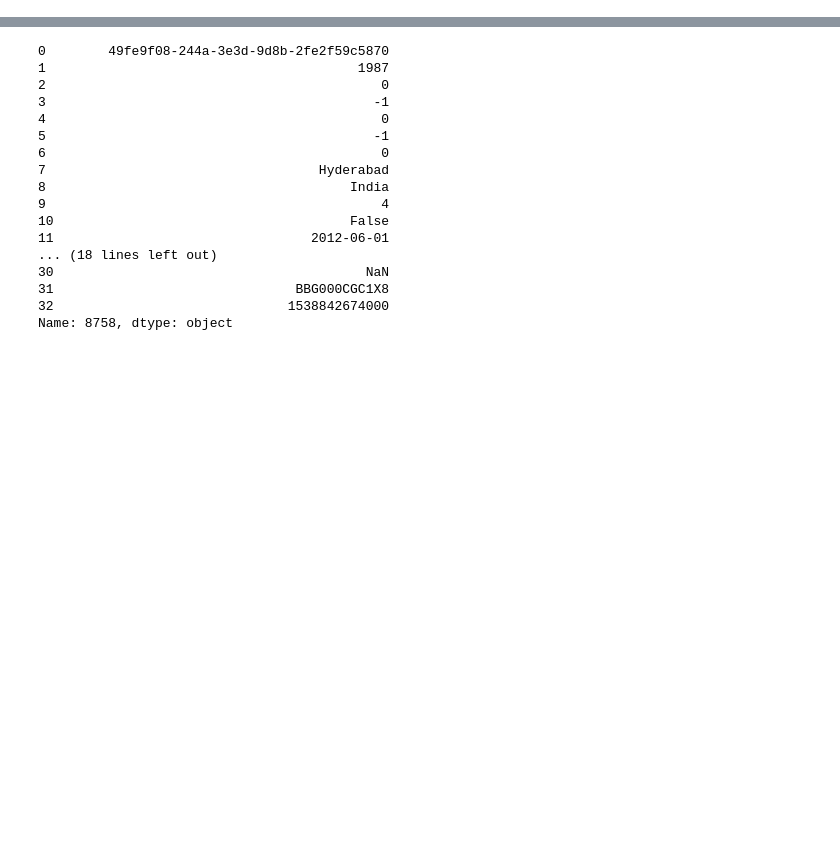
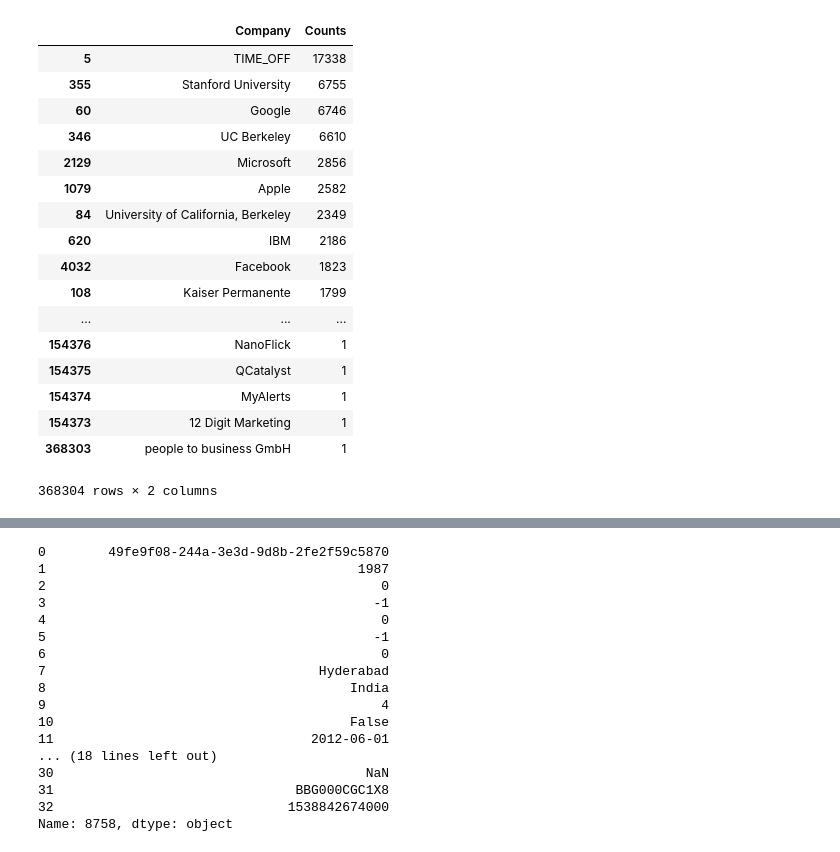
Before and after one commit to hodsonjames/employment, a Jupyter notebook: skill_evolution.ipynb, the cells around one changed output, grey strips where cells are left out. Drawn from its saved outputs; the diff is of its cells as text; code cells hidden in the pictures; blank space fills up the shorter version.

```diff
--- a/skill_evolution.ipynb
+++ b/skill_evolution.ipynb
@@ -59,0 +182,31 @@ df
+# %%
+company_counts = {}
+for idx, person in profiles.items():
+    company = person.attributes['company']
+    for c in company:
+        if c in company_counts:
+            company_counts[c] += 1
+        else:
+            company_counts[c] = 1
+d = {'Company': list(company_counts.keys()), 'Counts': list(company_counts.values())}
+company_counts = pd.DataFrame(d)
+company_counts.sort_values(by=['Counts'], ascending=False)
+# %% [output]
+|  | Company | Counts |
+| 5 | TIME_OFF | 17338 |
+| 355 | Stanford University | 6755 |
+| 60 | Google | 6746 |
+| 346 | UC Berkeley | 6610 |
+| 2129 | Microsoft | 2856 |
+| 1079 | Apple | 2582 |
+| 84 | University of California, Berkeley | 2349 |
+| 620 | IBM | 2186 |
+| 4032 | Facebook | 1823 |
+| 108 | Kaiser Permanente | 1799 |
+| ... | ... | ... |
+| 154376 | NanoFlick | 1 |
+| 154375 | QCatalyst | 1 |
+| 154374 | MyAlerts | 1 |
+| 154373 | 12 Digit Marketing | 1 |
+| 368303 | people to business GmbH | 1 |
+368304 rows × 2 columns
```
Also changed, not shown: parts of 30 cells of this notebook.
